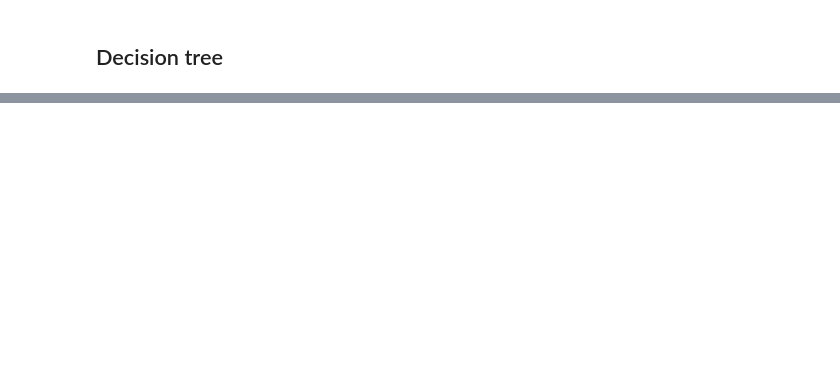
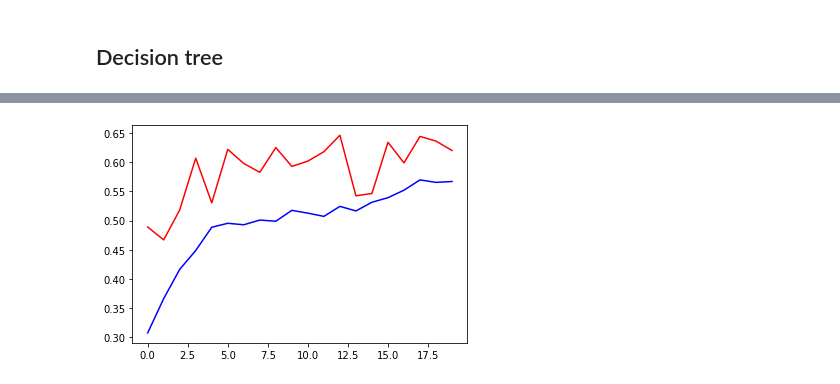
Before and after one commit to Arvind-krishna/Classification---Cardiovascular-Risk-prediction, a Jupyter notebook: Cardiovascular_risk.ipynb, the cells around one changed output, grey strips where cells are left out. Cells and saved outputs as stored; diff of their text form; code cells hidden in the pictures; blank space fills up the shorter version.

```diff
--- a/Cardiovascular_risk.ipynb
+++ b/Cardiovascular_risk.ipynb
@@ -629,0 +699,10 @@ The accuracy score achieved using Decision Tree is: 74.4 %
+# %%
+from imblearn.over_sampling import SMOTE
+
+smote = SMOTE()
+
+# fit predictor and target variable
+x_smote, y_smote = smote.fit_resample(df.iloc[:,0:-1], df['TenYearCHD'])
+
+print('Original dataset shape', len(df))
+print('Resampled dataset shape', len(y_smote))
@@ -629,0 +712,29 @@ The accuracy score achieved using Decision Tree is: 74.4 %
+# %%
+x_train, x_test, y_train, y_test = train_test_split(x_smote, y_smote, test_size = 0.2, random_state = 3)
+# %%
+from tensorflow import keras
+
+def get_model():
+    model = keras.Sequential([
+        keras.layers.Flatten(input_shape=[X_train.shape[-1]]),
+        keras.layers.Dense(512, activation='relu'),
+        keras.layers.Dense(256, activation='relu'),
+        keras.layers.Dense(128, activation='relu'),
+        keras.layers.Dense(64, activation='relu'),
+        keras.layers.Dense(32, activation='relu'),
+        keras.layers.Dropout(0.5),
+        keras.layers.Dense(9, activation='softmax')
+    ])
+    model.compile(optimizer='adam',
+                  loss='sparse_categorical_crossentropy',
+                  metrics=['accuracy'])
+    return model
+# %%
+import tensorflow as tf
+
+batch_size = 512
+train_ds = tf.data.Dataset.from_tensor_slices((x_train, y_train)).shuffle(len(x_train)).batch(batch_size)
+val_ds = tf.data.Dataset.from_tensor_slices((x_test, y_test)).batch(batch_size)
+
+model = get_model()
+fit = model.fit(train_ds, validation_data=val_ds, epochs=20)
@@ -629,0 +759,8 @@ The accuracy score achieved using Decision Tree is: 74.4 %
+# %%
+import matplotlib.pyplot as plt
+
+plt.plot(fit.history['accuracy'], color='blue')
+plt.plot(fit.history['val_accuracy'], color='red')
+plt.show()
+# %% [output]
+[figure, added]
```
Also changed, not shown: parts of 24 cells of this notebook.
